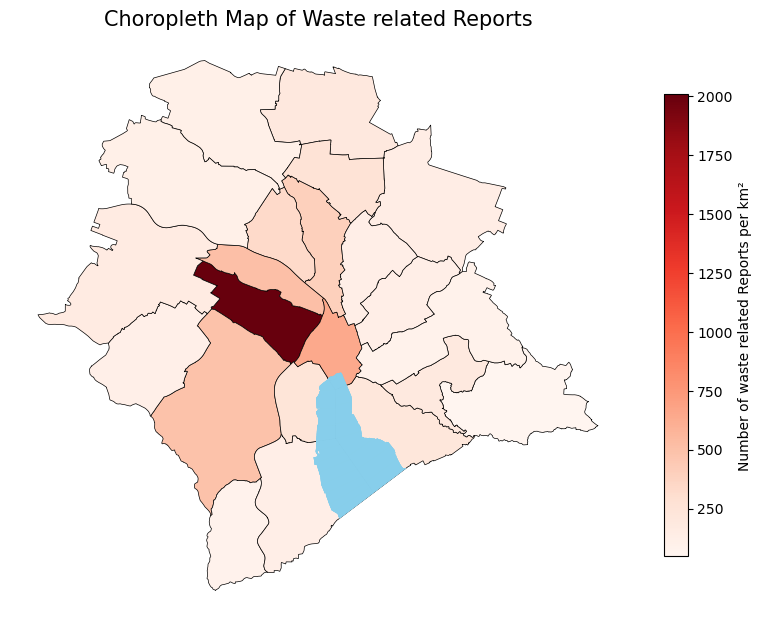
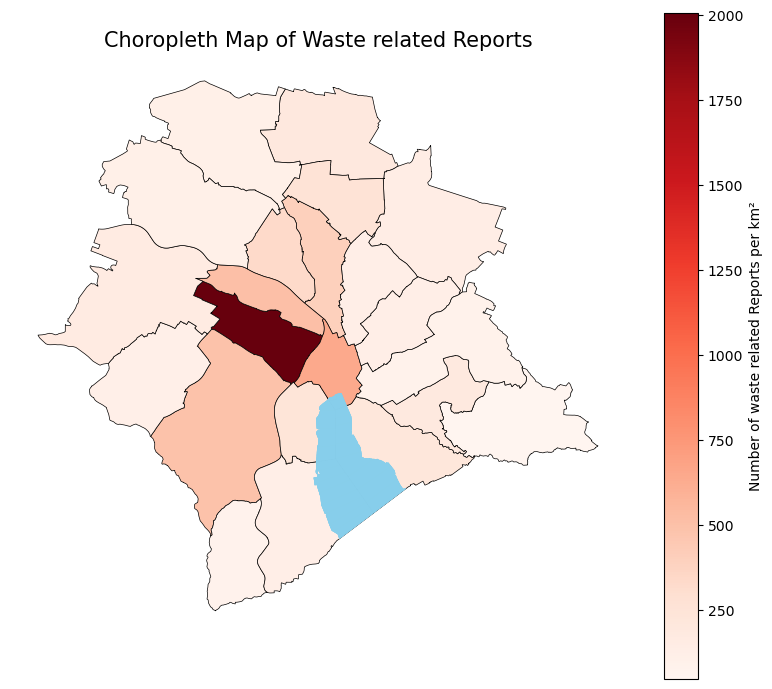
The notebook cell's code change between the first figure and the second:
--- before
+++ after
@@ -1,6 +1,6 @@
 # Choropleth Map of waste related Reports
-fig, ax = plt.subplots(figsize=(8,8))
+fig, ax = plt.subplots(figsize=(8,7))
 
-# Filter waste-related reports (already spatially joined data)
+# Filter waste-related reports 
 waste_reports_gdf = reports_district_gdf[reports_district_gdf["service_code"] == "Abfall/Sammelstelle"]
 
@@ -21,8 +21,5 @@
     cmap="Reds",
     legend=True,
-    legend_kwds={
-        "label": "Number of waste related Reports per km²",
-        "orientation": "vertical",
-        "shrink": 0.6},
+    legend_kwds={"label": "Number of waste related Reports per km²"},
     edgecolor="black",
     linewidth=0.5,

Commit: description and interpretation